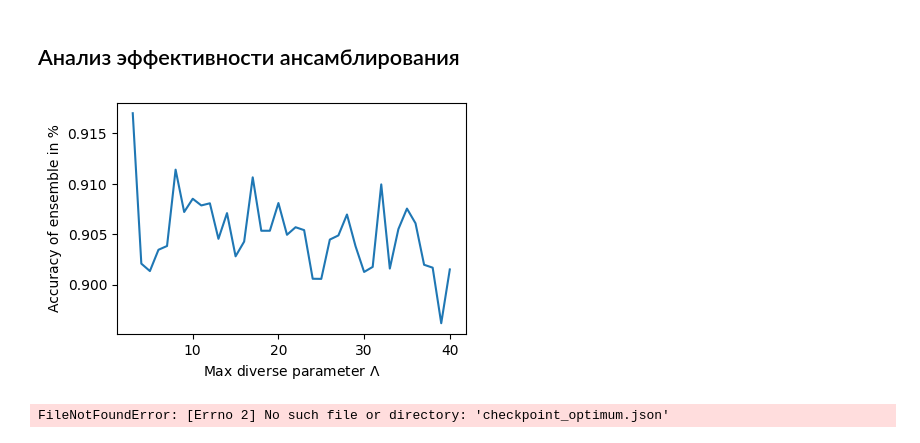
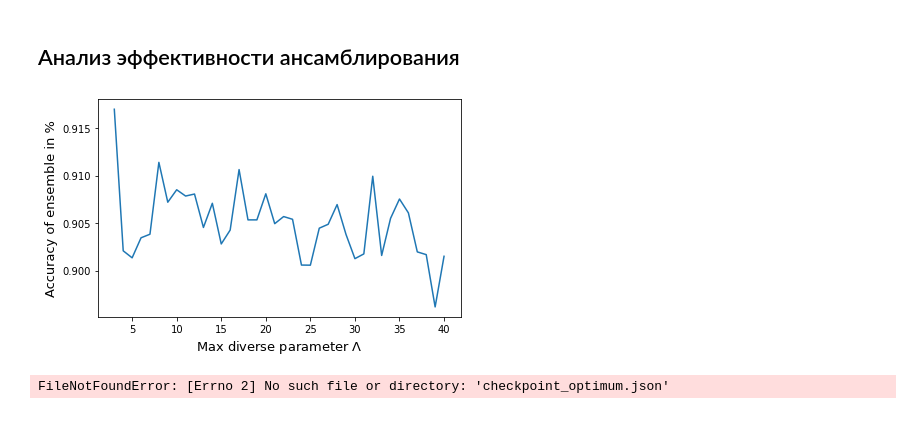
Before and after one commit to intsystems/2023-Project-120, a Jupyter notebook: code/tests.ipynb, the cells around one changed output. Drawn from its saved outputs; the diff is of its cells as text; code cells hidden in the pictures.

```diff
--- a/code/tests.ipynb
+++ b/code/tests.ipynb
@@ -109,25 +93,25 @@ plt.savefig("../figures/Fig3.jpg")
 # %%
 Lambdas = range(3, 41)
 reses = []
 reses.append({3: 0.9170000200271606, 4: 0.9006000185012817, 5: 0.905000019454956, 6: 0.9006000185012817, 7: 0.9057000188827514, 8: 0.9080000211715699, 9: 0.908800020980835, 10: 0.9169000175476074, 11: 0.9118000169754028, 12: 0.8968000175476074, 13: 0.9018000179290772, 14: 0.8931000236511231, 15: 0.9096000185012817, 16: 0.9103000204086303, 17: 0.910100019454956, 18: 0.9049000198364258, 19: 0.8996000200271607, 20: 0.9119000183105469, 21: 0.9090000185012818, 22: 0.9055000186920166, 23: 0.9088000186920167, 24: 0.8998000204086304, 25: 0.8962000204086303, 26: 0.8992000238418579, 27: 0.9050000211715699, 28: 0.9149000200271606, 29: 0.9055000209808349, 30: 0.8930000183105469, 31: 0.8995000204086304, 32: 0.9066000213623047, 33: 0.8967000219345093, 34: 0.9161000205993652, 35: 0.905600019454956, 36: 0.9082000198364257, 37: 0.9043000179290771, 38: 0.8978000217437744, 39: 0.9084000207901001, 40: 0.8948000205993653, 41: 0.8919000213623047})
 reses.append({3: 0.9170000200271606, 4: 0.899900019454956, 5: 0.9006000185012817, 6: 0.894700020980835, 7: 0.9033000223159791, 8: 0.9098000200271606, 9: 0.9046000186920166, 10: 0.899900019454956, 11: 0.9063000190734863, 12: 0.9051000202178955, 13: 0.8951000205993652, 14: 0.9136000186920166, 15: 0.9044000194549561, 16: 0.9111000202178955, 17: 0.9029000200271606, 18: 0.9065000164031982, 19: 0.9049000198364258, 20: 0.9062000160217285, 21: 0.8907000185012818, 22: 0.9056000188827514, 23: 0.9040000175476074, 24: 0.9065000200271607, 25: 0.8931000236511231, 26: 0.9001000215530396, 27: 0.9007000186920165, 28: 0.9195000179290771, 29: 0.8985000188827514, 30: 0.8983000186920166, 31: 0.9031000215530396, 32: 0.9060000196456909, 33: 0.9027000207901001, 34: 0.9081000190734864, 35: 0.9130000192642211, 36: 0.9007000204086304, 37: 0.8894000177383423, 38: 0.9173000194549561, 39: 0.8929000175476074, 40: 0.9158000217437744, 41: 0.9048000202178955})
 reses.append({3: 0.9170000200271606, 4: 0.9152000211715698, 5: 0.8944000169754028, 6: 0.9029000200271606, 7: 0.9077000171661377, 8: 0.9117000190734863, 9: 0.9030000207901001, 10: 0.9013000204086303, 11: 0.9101000175476074, 12: 0.9044000194549561, 13: 0.9098000200271606, 14: 0.9090000190734864, 15: 0.8998000204086304, 16: 0.9037000204086304, 17: 0.9114000207901001, 18: 0.909700018119812, 19: 0.9093000219345093, 20: 0.9061000185012817, 21: 0.8974000198364258, 22: 0.8965000204086304, 23: 0.8990000200271606, 24: 0.8938000221252441, 25: 0.9085000215530395, 26: 0.8978000217437744, 27: 0.9117000190734863, 28: 0.9112000192642212, 29: 0.9014000194549561, 30: 0.9107000188827514, 31: 0.9021000202178955, 32: 0.9082000204086303, 33: 0.9118000198364258, 34: 0.9069000213623047, 35: 0.9043000198364258, 36: 0.912400018119812, 37: 0.9002000194549561, 38: 0.8957000171661377, 39: 0.8877000196456909, 40: 0.9007000192642212, 41: 0.9057000213623047})
 reses.append({3: 0.9170000200271606, 4: 0.899900019454956, 5: 0.905000019454956, 6: 0.894700020980835, 7: 0.9071000200271606, 8: 0.9001000190734864, 9: 0.9113000211715698, 10: 0.9046000186920166, 11: 0.9033000202178955, 12: 0.9113000205993652, 13: 0.9141000162124634, 14: 0.9012000173568726, 15: 0.910700019454956, 16: 0.8939000200271606, 17: 0.9117000213623047, 18: 0.9065000200271607, 19: 0.9172000169754029, 20: 0.9154000186920166, 21: 0.9085000192642212, 22: 0.9045000230789184, 23: 0.9073000198364258, 24: 0.9066000202178955, 25: 0.9102000202178955, 26: 0.9022000164031982, 27: 0.8979000213623047, 28: 0.902000019454956, 29: 0.9047000211715698, 30: 0.9007000215530395, 31: 0.9090000190734864, 32: 0.9199000204086304, 33: 0.8960000211715698, 34: 0.8954000228881835, 35: 0.9022000198364257, 36: 0.905900019454956, 37: 0.8990000205993652, 38: 0.903400018119812, 39: 0.9033000200271607, 40: 0.8908000204086304, 41: 0.9175000198364258})
 reses.append({3: 0.9170000200271606, 4: 0.899900019454956, 5: 0.9057000188827514, 6: 0.9101000175476074, 7: 0.8974000198364258, 8: 0.9151000186920166, 9: 0.9131000217437744, 10: 0.9080000188827515, 11: 0.905000019454956, 12: 0.9114000207901001, 13: 0.9047000205993653, 14: 0.8971000169754029, 15: 0.895700019454956, 16: 0.9046000186920166, 17: 0.9167000171661377, 18: 0.916100018119812, 19: 0.8914000186920166, 20: 0.9066000213623047, 21: 0.9073000198364258, 22: 0.9086000188827514, 23: 0.9106000221252442, 24: 0.898300018119812, 25: 0.9115000209808349, 26: 0.9145000169754028, 27: 0.8964000225067139, 28: 0.8923000209808349, 29: 0.9147000225067139, 30: 0.9056000165939331, 31: 0.9136000186920166, 32: 0.9164000177383422, 33: 0.899100019645691, 34: 0.9115000221252442, 35: 0.9121000186920166, 36: 0.9068000171661377, 37: 0.9097000204086304, 38: 0.8981000194549561, 39: 0.9108000207901001, 40: 0.9124000186920166, 41: 0.9032000205993652})
 reses.append({3: 0.9170000200271606, 4: 0.899900019454956, 5: 0.9057000188827514, 6: 0.9170000200271606, 7: 0.894700020980835, 8: 0.9117000190734863, 9: 0.9041000200271606, 10: 0.9147000196456909, 11: 0.9170000200271606, 12: 0.9176000165939331, 13: 0.8960000198364257, 14: 0.9156000196456909, 15: 0.9052000204086303, 16: 0.8920000198364257, 17: 0.9081000190734864, 18: 0.9033000202178955, 19: 0.9073000221252442, 20: 0.9099000196456909, 21: 0.9099000179290772, 22: 0.9176000188827514, 23: 0.9085000192642212, 24: 0.8918000228881836, 25: 0.8902000192642212, 26: 0.9114000190734863, 27: 0.911500018119812, 28: 0.9076000198364258, 29: 0.9096000196456909, 30: 0.9040000186920166, 31: 0.8895000213623047, 32: 0.9106000209808349, 33: 0.9102000202178955, 34: 0.9035000200271607, 35: 0.9025000204086304, 36: 0.8945000200271607, 37: 0.9053000183105469, 38: 0.8938000202178955, 39: 0.8963000211715698, 40: 0.8994000219345093, 41: 0.9069000185012818})
 reses.append({3: 0.9170000200271606, 4: 0.9006000185012817, 5: 0.8944000169754028, 6: 0.9077000171661377, 7: 0.9134000200271607, 8: 0.9159000196456909, 9: 0.9062000204086303, 10: 0.9133000185012817, 11: 0.9033000223159791, 12: 0.9114000207901001, 13: 0.9112000204086304, 14: 0.9060000185012818, 15: 0.8968000175476074, 16: 0.9067000192642212, 17: 0.9081000179290771, 18: 0.9007000186920165, 19: 0.901700019454956, 20: 0.893200018119812, 21: 0.9148000186920165, 22: 0.9169000175476074, 23: 0.9102000213623047, 24: 0.9083000211715698, 25: 0.8950000192642212, 26: 0.9023000211715698, 27: 0.9065000194549561, 28: 0.913900018119812, 29: 0.9023000200271607, 30: 0.8937000219345093, 31: 0.8987000165939331, 32: 0.9154000204086303, 33: 0.9019000215530395, 34: 0.9069000213623047, 35: 0.9101000177383423, 36: 0.909400018119812, 37: 0.8986000198364258, 38: 0.9097000204086304, 39: 0.8855000217437744, 40: 0.9001000215530396, 41: 0.908200020980835})
 reses.append({3: 0.9170000200271606, 4: 0.9006000185012817, 5: 0.899900019454956, 6: 0.899900019454956, 7: 0.9013000164031982, 8: 0.9189000179290772, 9: 0.9065000194549561, 10: 0.9094000175476075, 11: 0.9060000225067139, 12: 0.9065000200271607, 13: 0.9036000179290772, 14: 0.9211000192642211, 15: 0.9002000188827515, 16: 0.9118000169754028, 17: 0.9161000188827515, 18: 0.8950000215530396, 19: 0.9113000205993652, 20: 0.9154000186920166, 21: 0.9019000192642211, 22: 0.8903000211715698, 23: 0.8948000205993653, 24: 0.8995000204086304, 25: 0.8998000186920166, 26: 0.9082000192642212, 27: 0.9093000213623047, 28: 0.8942000211715698, 29: 0.8937000207901001, 30: 0.9040000204086304, 31: 0.8985000213623047, 32: 0.8964000219345093, 33: 0.8943000202178955, 34: 0.8956000198364258, 35: 0.9105000202178956, 36: 0.9107000188827514, 37: 0.9092000217437745, 38: 0.8976000228881836, 39: 0.8844000196456909, 40: 0.8980000186920166, 41: 0.8923000152587891})
 accuracies_of_3_arc = []
 for Lambda in Lambdas:
     summa = sum([res[Lambda] for res in reses])
     accuracies_of_3_arc.append((summa) / len(reses))
-plt.figure(figsize=(4.5, 3))
+plt.figure(figsize=(6.5, 4))
 plt.plot(Lambdas, accuracies_of_3_arc)
-plt.ylabel("Accuracy of ensemble in %")
-plt.xlabel("Max diverse parameter $\Lambda$")
-plt.savefig("../figures/Fig4.jpg")
+plt.ylabel("Accuracy of ensemble in %", fontsize=13)
+plt.xlabel("Max diverse parameter $\Lambda$", fontsize=13)
+plt.savefig("../figures/fig4fashion.jpg")
 # %% [output]
-[figure, old version]
+[figure, new version]
 # %%
 with open('checkpoint_optimum.json') as f:
     checkpoint_optimum = json.load(f) # оптимальная архитектура в виде словаря
```
Also changed, not shown: parts of 45 cells of this notebook, 2 other files.
